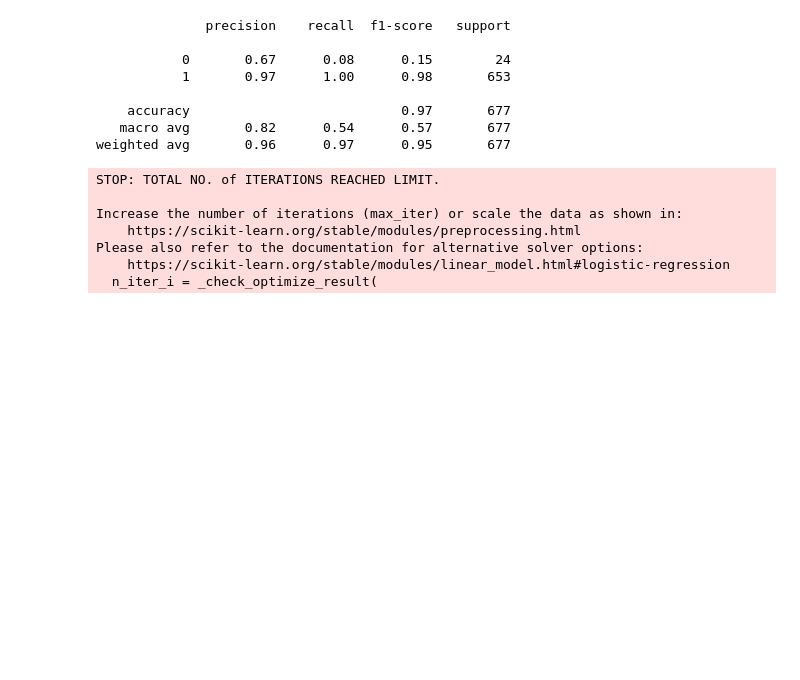
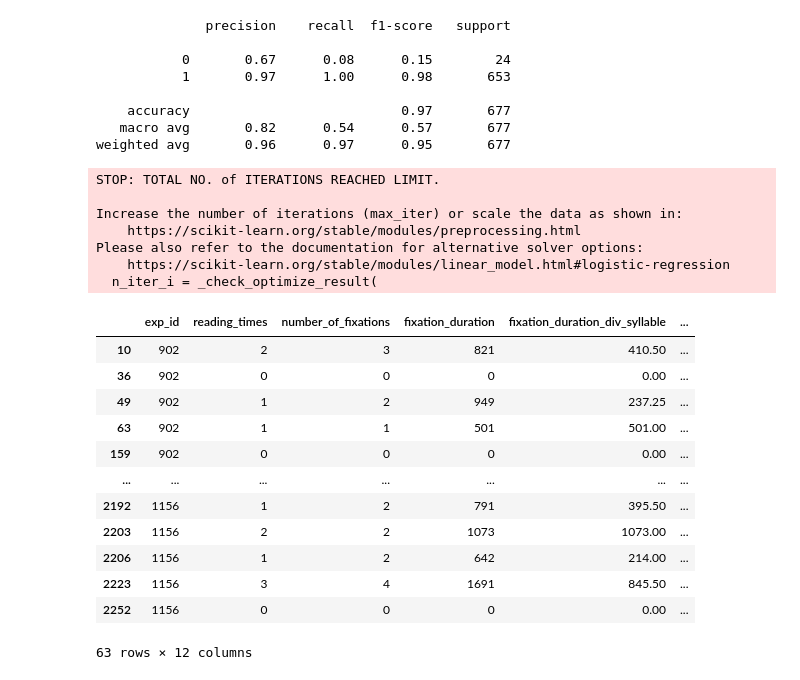
Before and after one commit to WhiteBlacken/eye_algorithm, a Jupyter notebook: data/data_analysis.ipynb, the cells around one changed output. Cells and saved outputs as stored; diff of their text form; code cells hidden in the pictures; blank space fills up the shorter version.

```diff
--- a/data/data_analysis.ipynb
+++ b/data/data_analysis.ipynb
@@ -237,3 +237,22 @@ Increase the number of iterations (max_iter) or scale the data as shown in:
 Please also refer to the documentation for alternative solver options:
     https://scikit-learn.org/stable/modules/linear_model.html#logistic-regression
   n_iter_i = _check_optimize_result(
+# %%
+import pandas as pd
+data = pd.read_csv('skip_data_predict.csv')
+recall_data = data[(data['predicted_label']==1)&(data['true_label']==0)]
+recall_data
+# %% [output]
+|  | exp_id | reading_times | number_of_fixations | fixation_duration | fixation_duration_div_syllable | ... |
+| 10 | 902 | 2 | 3 | 821 | 410.50 | ... |
+| 36 | 902 | 0 | 0 | 0 | 0.00 | ... |
+| 49 | 902 | 1 | 2 | 949 | 237.25 | ... |
+| 63 | 902 | 1 | 1 | 501 | 501.00 | ... |
+| 159 | 902 | 0 | 0 | 0 | 0.00 | ... |
+| ... | ... | ... | ... | ... | ... | ... |
+| 2192 | 1156 | 1 | 2 | 791 | 395.50 | ... |
+| 2203 | 1156 | 2 | 2 | 1073 | 1073.00 | ... |
+| 2206 | 1156 | 1 | 2 | 642 | 214.00 | ... |
+| 2223 | 1156 | 3 | 4 | 1691 | 845.50 | ... |
+| 2252 | 1156 | 0 | 0 | 0 | 0.00 | ... |
+63 rows × 12 columns
```
